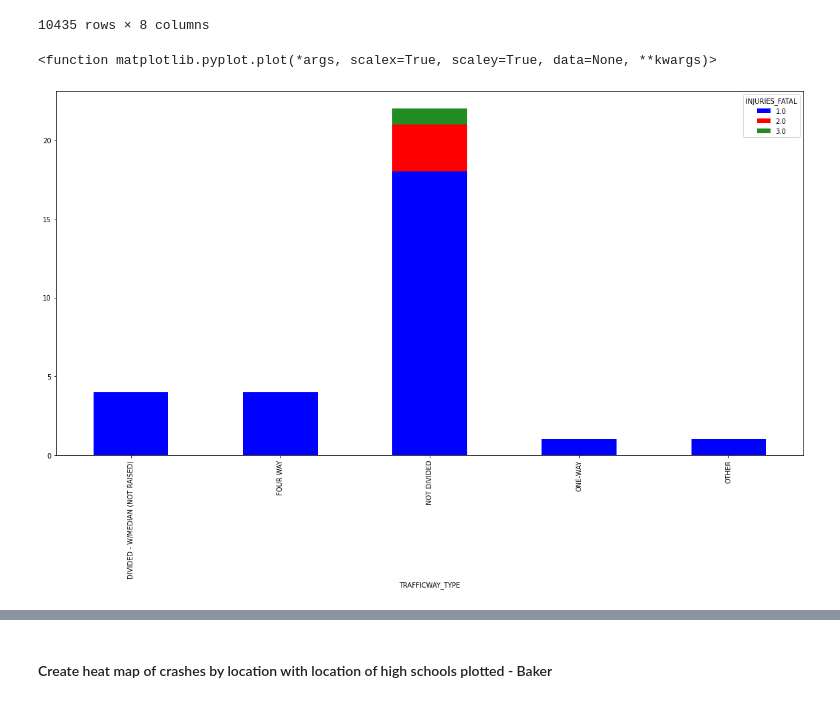
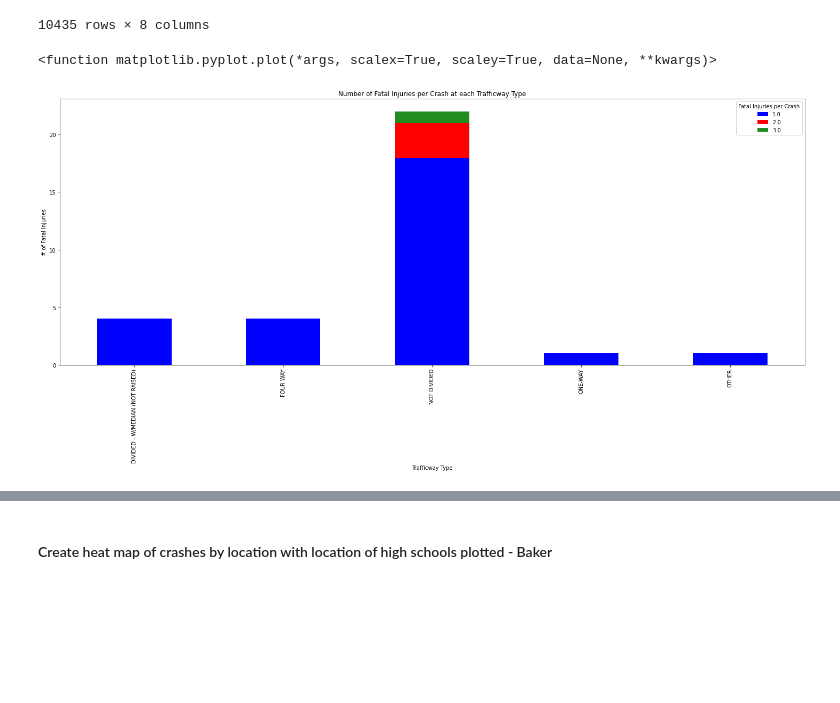
Before and after one commit to andrewbankston/project-one, a Jupyter notebook: Chicago_Crashes.ipynb, the cells around one changed output, grey strips where cells are left out. Saved outputs shown, nothing was run; the diff lists cells and outputs as text; code cells hidden in the pictures; blank space fills up the shorter version.

```diff
--- a/Chicago_Crashes.ipynb
+++ b/Chicago_Crashes.ipynb
@@ -322,11 +422,17 @@ duplicate_box10.sort_values(['LATITUDE', 'LONGITUDE'])
 # %%
 fatal_box10 = injury_box10.loc[injury_box10['INJURIES_FATAL'] > 0, :]
 trafficway_box10 = fatal_box10.groupby(['TRAFFICWAY_TYPE', 'INJURIES_FATAL']).size().unstack()
 trafficway_box10.plot.bar(stacked = True, figsize = (20, 10), color=['blue', 'red', 'forestgreen', 'saddlebrown', 'black', 'yellow', 'purple', 'gray', 'lawngreen', 'indigo', 'darkslategray', 'aqua', 'fuchsia', 'salmon', 'teal', 'darkorange', 'lightcoral', 'lime'])
+plt.tight_layout()
+plt.title("Number of Fatal Injuries per Crash at each Trafficway Type")
+plt.xlabel("Trafficway Type")
+plt.ylabel("# of Fatal Injuries")
+plt.legend(title="Fatal Injuries per Crash")
+plt.savefig("output_data/fatal_per_trafficway_box10.png", bbox_inches = 'tight', pad_inches=1)
 plt.plot
 # %% [output]
 <function matplotlib.pyplot.plot(*args, scalex=True, scaley=True, data=None, **kwargs)>
-[figure, old version]
+[figure, new version]
 # %%
 # Create heat map for fatal injuries by location
 fig_lat = locdata["LATITUDE"].median()
```
Also changed, not shown: parts of 9 cells of this notebook, 7 other files.
